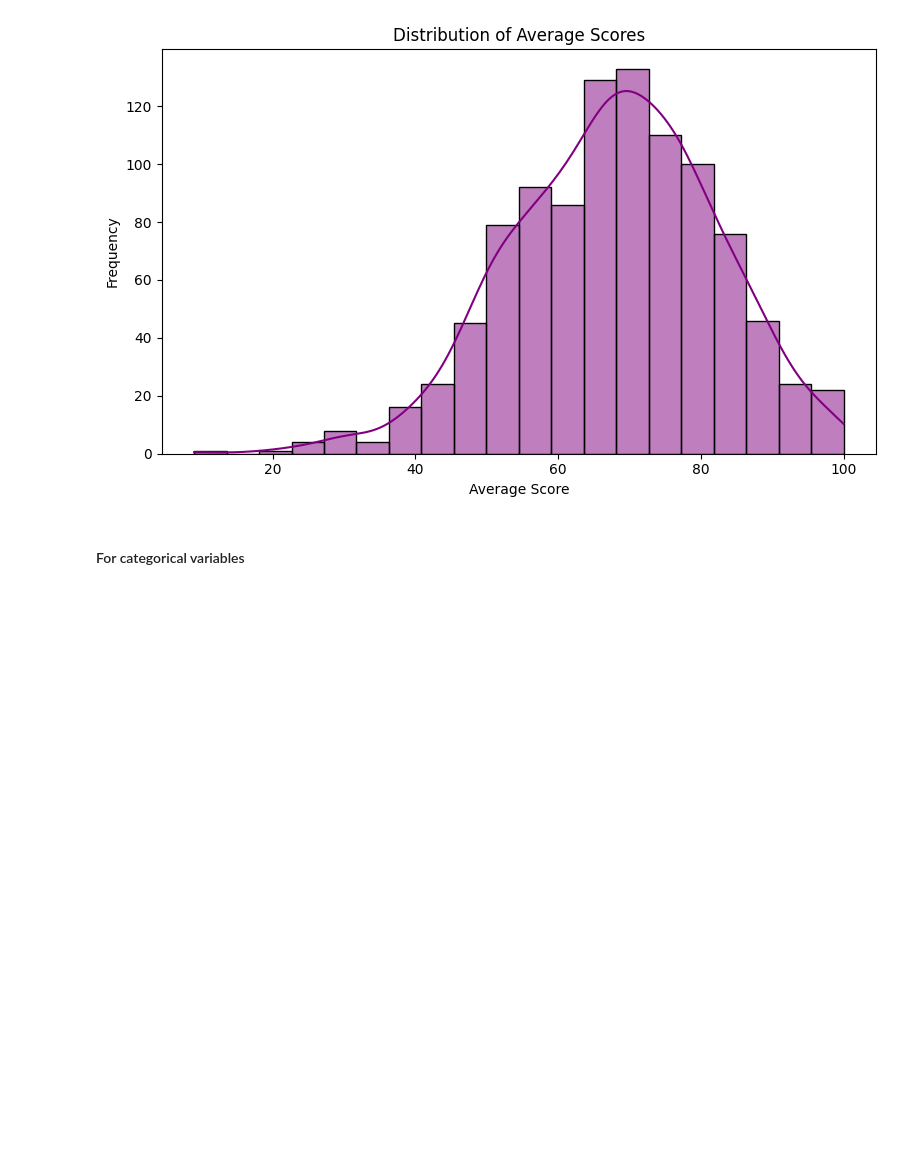
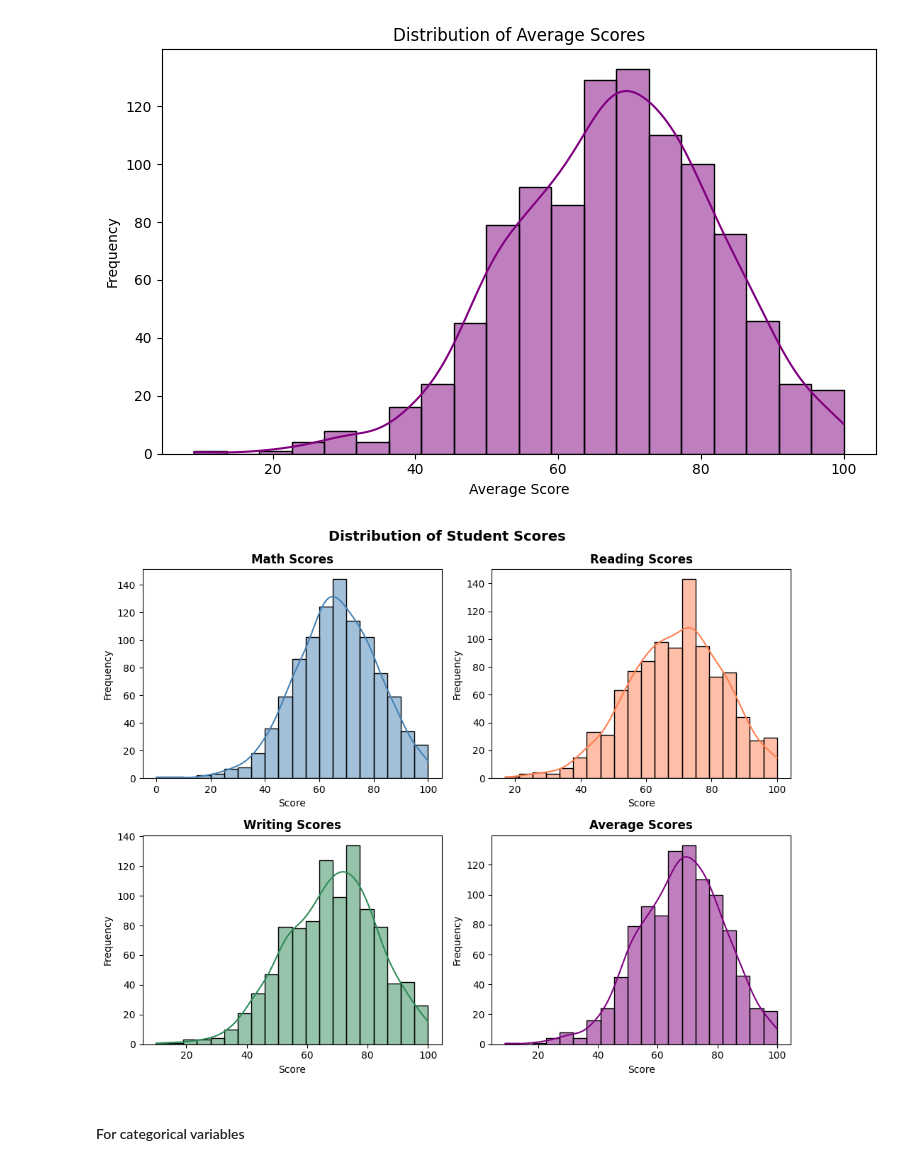
Before and after one commit to kkbbmrl/EDA, a Jupyter notebook: student.ipynb, the cells around one changed output. Cells and saved outputs as stored; diff of their text form; code cells hidden in the pictures; blank space fills up the shorter version.

```diff
--- a/student.ipynb
+++ b/student.ipynb
@@ -177,6 +179,40 @@ plt.savefig('rapport/images/average_distribution.png', dpi=150, bbox_inches='tig
 plt.show()
 # %% [output]
 [figure]
+# %%
+# Combined subplot: All score distributions in 2x2 grid
+fig, axes = plt.subplots(2, 2, figsize=(10, 8))
+
+# Math score (top-left)
+sns.histplot(data=df, x='math score', bins=20, kde=True, color='steelblue', ax=axes[0, 0])
+axes[0, 0].set_title('Math Scores', fontsize=12, fontweight='bold')
+axes[0, 0].set_xlabel('Score')
+axes[0, 0].set_ylabel('Frequency')
+
+# Reading score (top-right)
+sns.histplot(data=df, x='reading score', bins=20, kde=True, color='coral', ax=axes[0, 1])
+axes[0, 1].set_title('Reading Scores', fontsize=12, fontweight='bold')
+axes[0, 1].set_xlabel('Score')
+axes[0, 1].set_ylabel('Frequency')
+
+# Writing score (bottom-left)
+sns.histplot(data=df, x='writing score', bins=20, kde=True, color='seagreen', ax=axes[1, 0])
+axes[1, 0].set_title('Writing Scores', fontsize=12, fontweight='bold')
+axes[1, 0].set_xlabel('Score')
+axes[1, 0].set_ylabel('Frequency')
+
+# Average score (bottom-right)
+sns.histplot(data=df, x='average score', bins=20, kde=True, color='purple', ax=axes[1, 1])
+axes[1, 1].set_title('Average Scores', fontsize=12, fontweight='bold')
+axes[1, 1].set_xlabel('Score')
+axes[1, 1].set_ylabel('Frequency')
+
+plt.suptitle('Distribution of Student Scores', fontsize=14, fontweight='bold')
+plt.tight_layout()
+plt.savefig('rapport/images/all_scores_distribution.png', dpi=150, bbox_inches='tight')
+plt.show()
+# %% [output]
+[figure, added]
 # %% [markdown]
 #### For categorical variables
 # %% [markdown]
```
Also changed, not shown: parts of 2 cells of this notebook, 5 other files.
